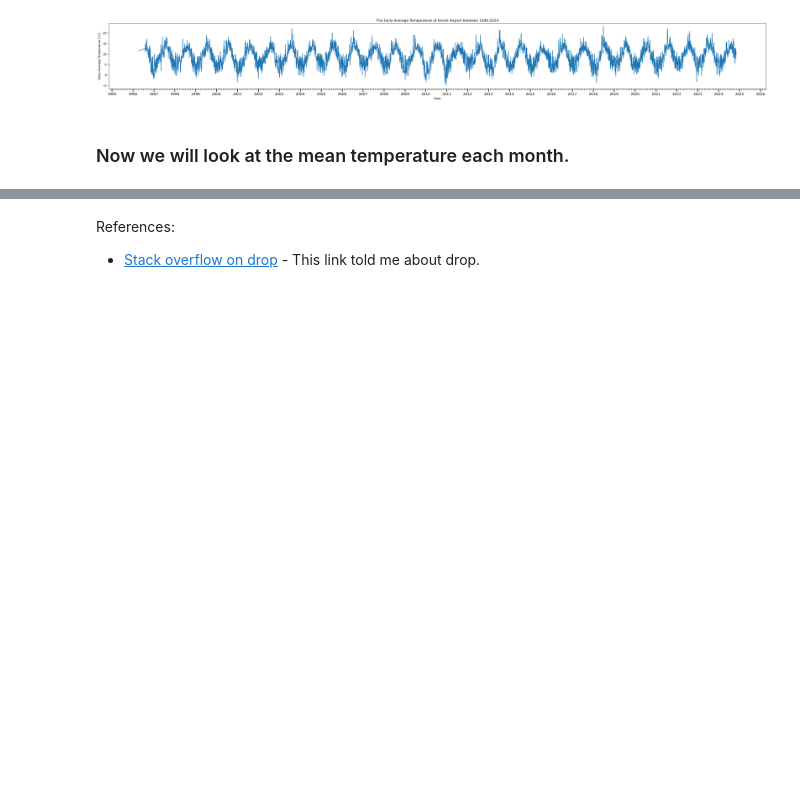
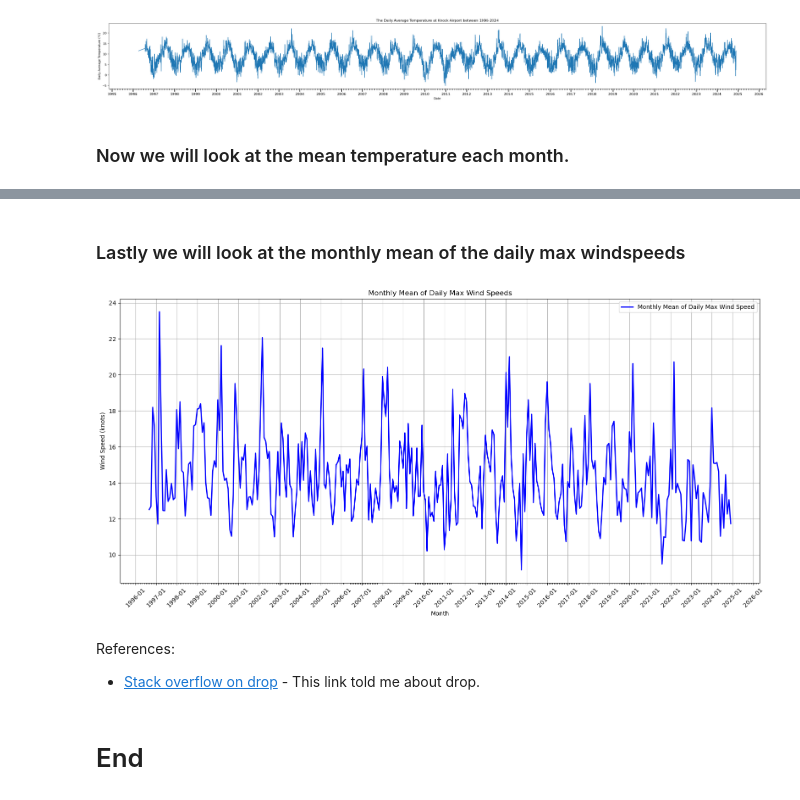
Before and after one commit to AndreHoarau/PFDA, a Jupyter notebook: assignments/assignment_6_weather.ipynb, the cells around one changed output, grey strips where cells are left out. Drawn from its saved outputs; the diff is of its cells as text; code cells hidden in the pictures; blank space fills up the shorter version.

```diff
--- a/assignments/assignment_6_weather.ipynb
+++ b/assignments/assignment_6_weather.ipynb
@@ -252,3 +308,37 @@ dtype: object
+# %% [markdown]
+### Lastly we will look at the monthly mean of the daily max windspeeds
+# %%
+# If the 'date' is already the index, no need to refer to it as a column
+# Perform daily max resampling
+df_daily_max = df["wdsp"].resample("D").max()
+
+# Now resample the daily max values to get the monthly mean
+df_monthly_mean_of_daily_max = df_daily_max.resample("M").mean()
+
+# Plotting the result
+plt.figure(figsize=(16, 8))
+plt.plot(df_monthly_mean_of_daily_max.index, df_monthly_mean_of_daily_max, label="Monthly Mean of Daily Max Wind Speed", color="blue", linewidth=2)
+
+# Customize plot labels and title
+plt.xlabel("Month")
+plt.ylabel("Wind Speed (knots)")
+plt.title("Monthly Mean of Daily Max Wind Speeds")
+
+# Format x-axis labels to show year and month
+plt.gca().xaxis.set_major_locator(mdates.YearLocator())  # Major ticks for each year
+plt.gca().xaxis.set_major_formatter(mdates.DateFormatter('%Y-%m'))  # Format major ticks as year-month
+plt.gca().xaxis.set_minor_locator(mdates.MonthLocator())  # Minor ticks at each month
+plt.xticks(rotation=45)  # Rotate x-axis labels for readability
+
+# Show legend, grid, and layout adjustments
+plt.legend()
+plt.grid(True)
+plt.tight_layout()
+plt.show()
+# %% [output]
+[figure, added]
 # %% [markdown]
 References:
 * [Stack overflow on drop](https://stackoverflow.com/questions/18172851/deleting-dataframe-row-in-pandas-based-on-column-value) - This link told me about drop.
+# %% [markdown]
+# End
```
Also changed, not shown: parts of 8 cells of this notebook.
